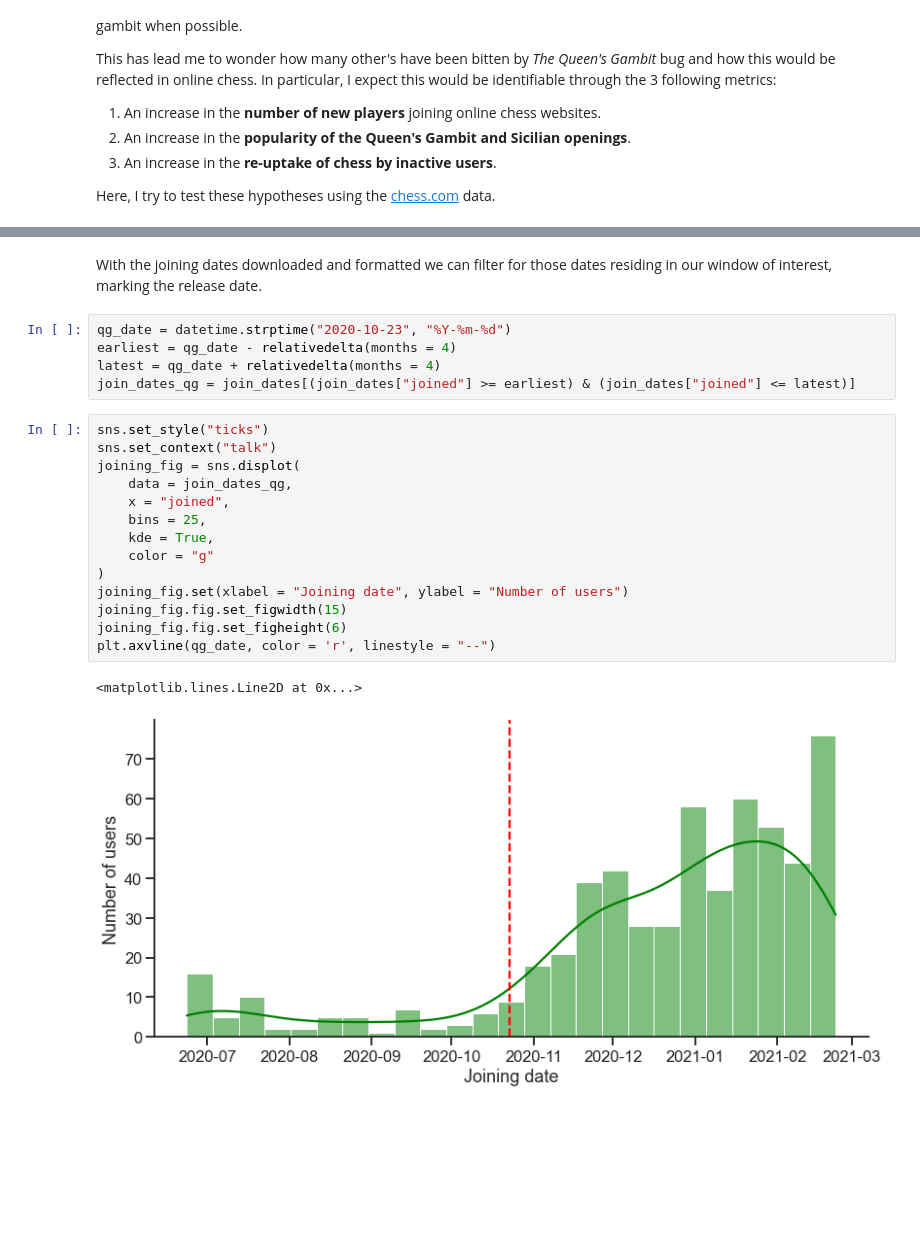
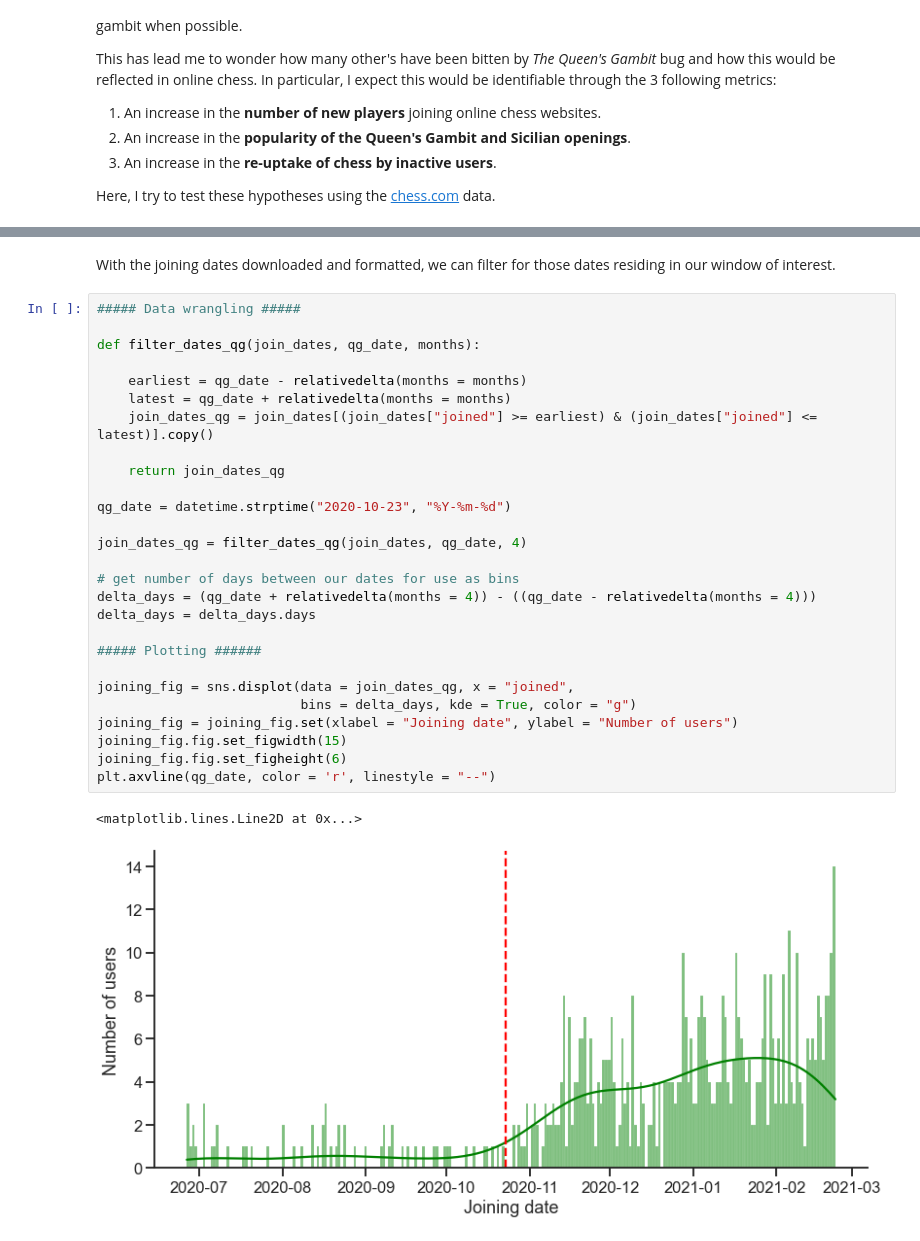
Before and after one commit to dzhang32/chess, a Jupyter notebook: 01-queens_gambit.ipynb, the cells around one changed output, grey strips where cells are left out. Drawn from its saved outputs; the diff is of its cells as text; blank space fills up the shorter version.

Commit message:
finish draft of section analysing the number of new players joining

```diff
--- a/01-queens_gambit.ipynb
+++ b/01-queens_gambit.ipynb
@@ -47,24 +52,32 @@ join_dates.head()
 # %% [markdown]
-With the joining dates downloaded and formatted we can filter for those dates residing in our window of interest, marking the release date.
+With the joining dates downloaded and formatted, we can filter for those dates residing in our window of interest.
-# %%
-qg_date = datetime.strptime("2020-10-23", "%Y-%m-%d")
-earliest = qg_date - relativedelta(months = 4)
-latest = qg_date + relativedelta(months = 4)
-join_dates_qg = join_dates[(join_dates["joined"] >= earliest) & (join_dates["joined"] <= latest)]
 # %%
-sns.set_style("ticks")
-sns.set_context("talk")
-joining_fig = sns.displot(
-    data = join_dates_qg,
-    x = "joined",
-    bins = 25,
-    kde = True,
-    color = "g"
-)
-joining_fig.set(xlabel = "Joining date", ylabel = "Number of users")
+##### Data wrangling #####
+
+def filter_dates_qg(join_dates, qg_date, months):
+
+    earliest = qg_date - relativedelta(months = months)
+    latest = qg_date + relativedelta(months = months)
+    join_dates_qg = join_dates[(join_dates["joined"] >= earliest) & (join_dates["joined"] <= latest)].copy()
+
+    return join_dates_qg
+
+qg_date = datetime.strptime("2020-10-23", "%Y-%m-%d")
+
+join_dates_qg = filter_dates_qg(join_dates, qg_date, 4)
+
+# get number of days between our dates for use as bins
+delta_days = (qg_date + relativedelta(months = 4)) - ((qg_date - relativedelta(months = 4)))
+delta_days = delta_days.days
+
+##### Plotting ######
+
+joining_fig = sns.displot(data = join_dates_qg, x = "joined",
+                          bins = delta_days, kde = True, color = "g")
+joining_fig = joining_fig.set(xlabel = "Joining date", ylabel = "Number of users")
 joining_fig.fig.set_figwidth(15)
 joining_fig.fig.set_figheight(6)
 plt.axvline(qg_date, color = 'r', linestyle = "--")
 # %% [output]
 <matplotlib.lines.Line2D at 0x...>
-[figure, old version]
+[figure, new version]
```
Also changed, not shown: parts of 12 cells of this notebook.
